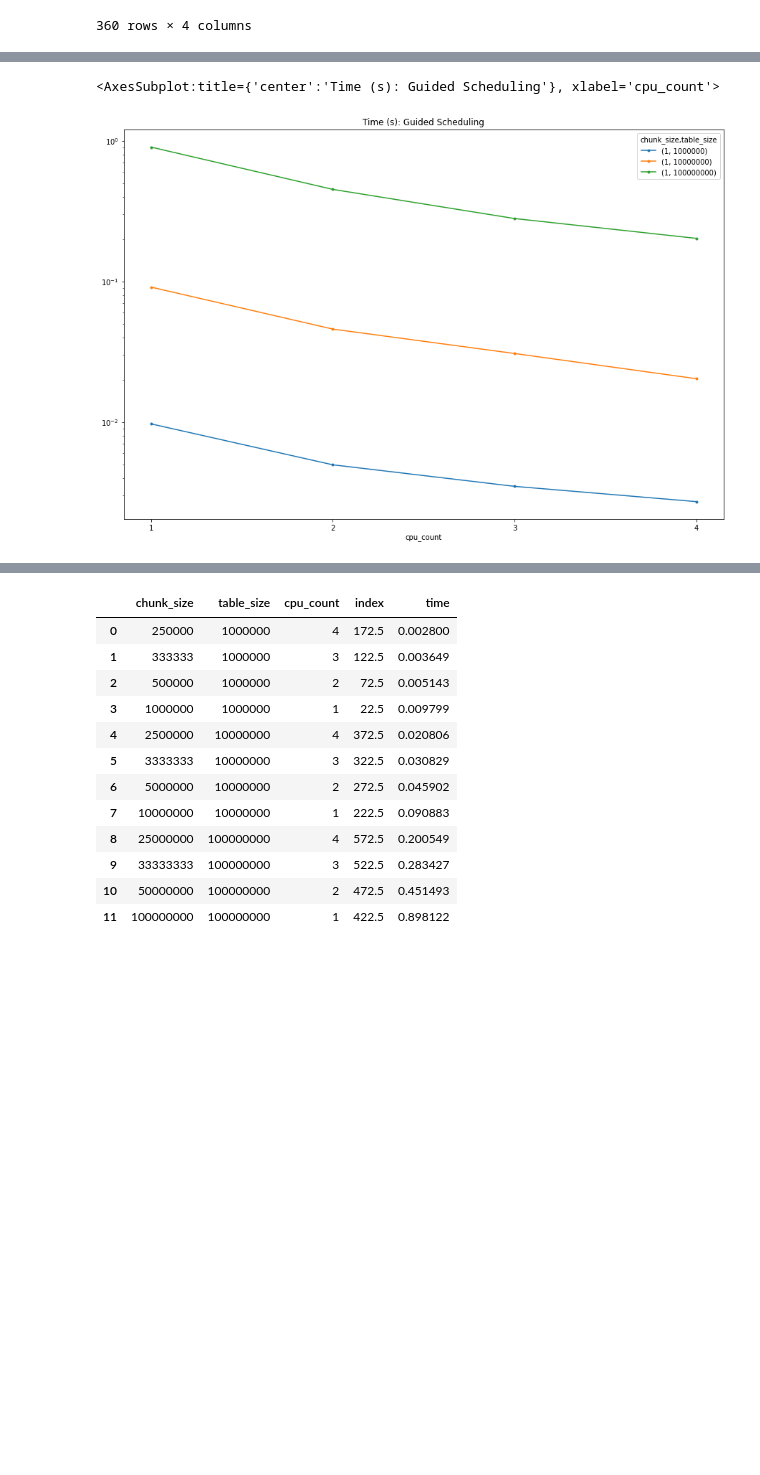
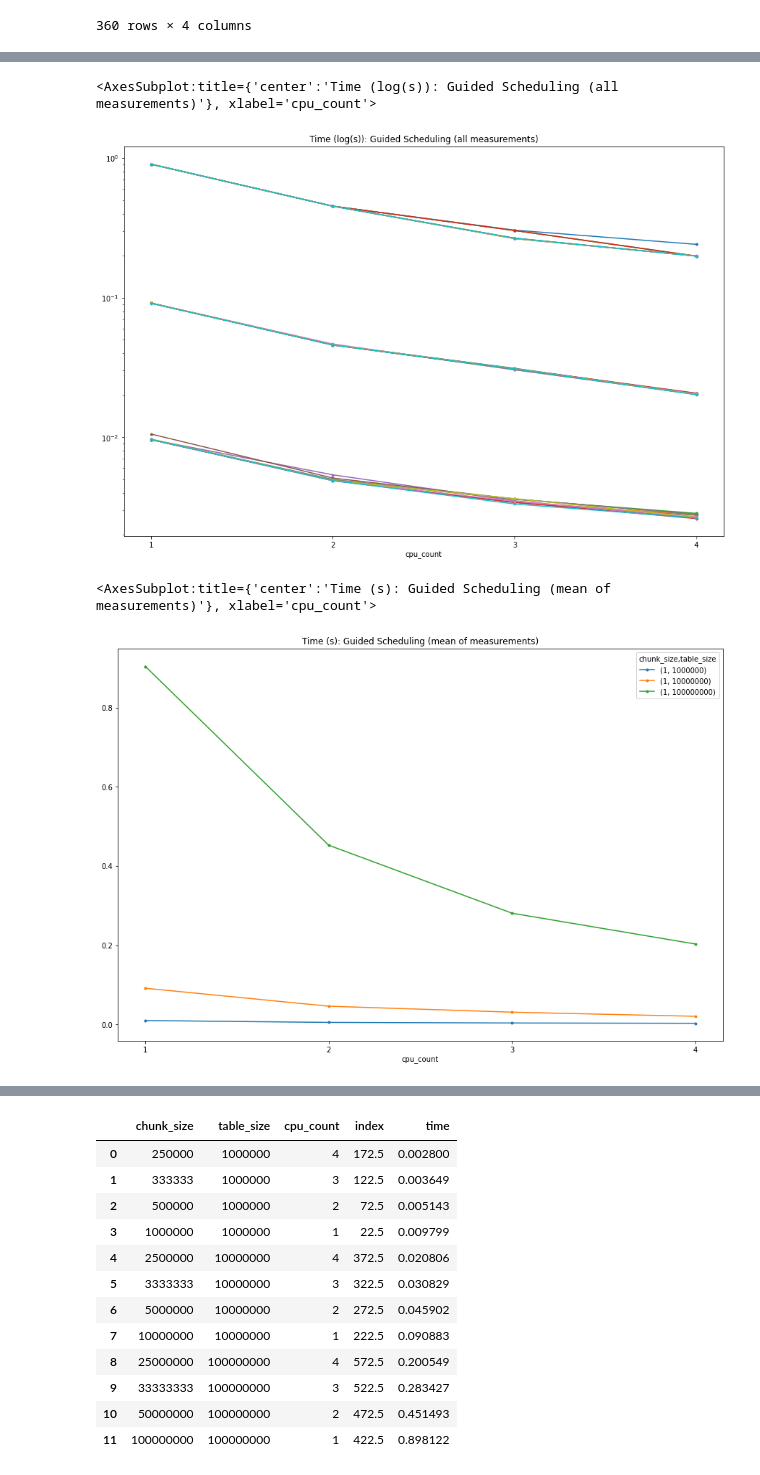
Before and after one commit to maciektr/parallel_lab, a Jupyter notebook: ex3/charts.ipynb, the cells around one changed output, grey strips where cells are left out. Drawn from its saved outputs; the diff is of its cells as text; code cells hidden in the pictures; blank space fills up the shorter version.

```diff
--- a/ex3/charts.ipynb
+++ b/ex3/charts.ipynb
@@ -254,8 +268,15 @@ dynamic
+# %%
+gall.reset_index() \
+.pivot(index='cpu_count', values='time', columns=['chunk_size','table_size', 'case_id']) \
+.plot(logy=True,figsize=(15,10), title="Time (log(s)): Guided Scheduling (all measurements)", style='.-', xticks=range(1,5), legend=False)
+# %% [output]
+<AxesSubplot:title={'center':'Time (log(s)): Guided Scheduling (all measurements)'}, xlabel='cpu_count'>
+[figure, added]
 # %%
 guided.reset_index() \
 .groupby(['chunk_size', 'table_size', 'cpu_count']).mean().reset_index() \
 .pivot(index='cpu_count', values='time', columns=['chunk_size','table_size']) \
-.plot(logy=True,figsize=(15,10), title="Time (s): Guided Scheduling", style='.-', xticks=range(1,5))
+.plot(logy=False,figsize=(15,10), title="Time (s): Guided Scheduling (mean of measurements)", style='.-', xticks=range(1,5))
 # %% [output]
-<AxesSubplot:title={'center':'Time (s): Guided Scheduling'}, xlabel='cpu_count'>
+<AxesSubplot:title={'center':'Time (s): Guided Scheduling (mean of measurements)'}, xlabel='cpu_count'>
-[figure, old version]
+[figure, new version]
```
Also changed, not shown: parts of 70 cells of this notebook.
